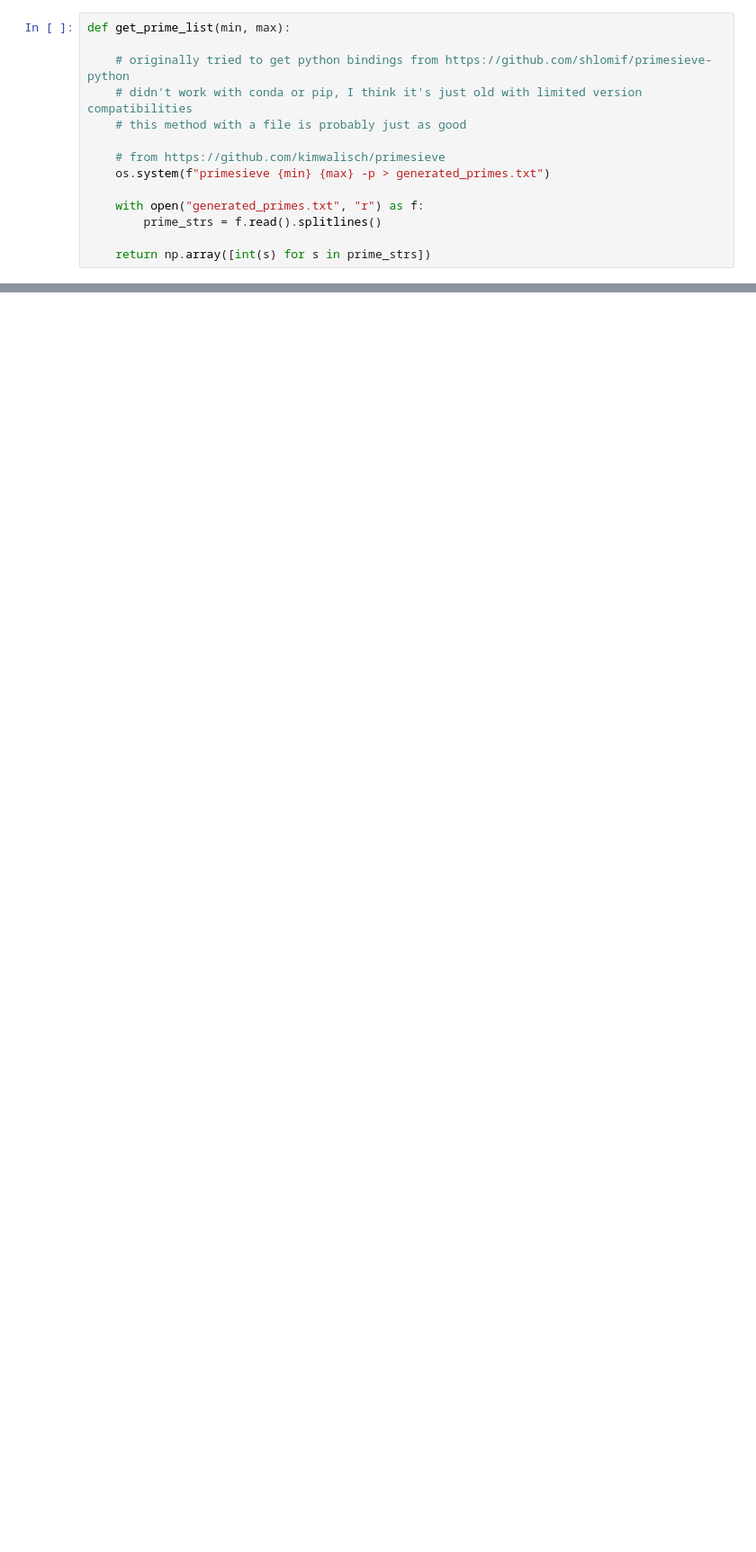
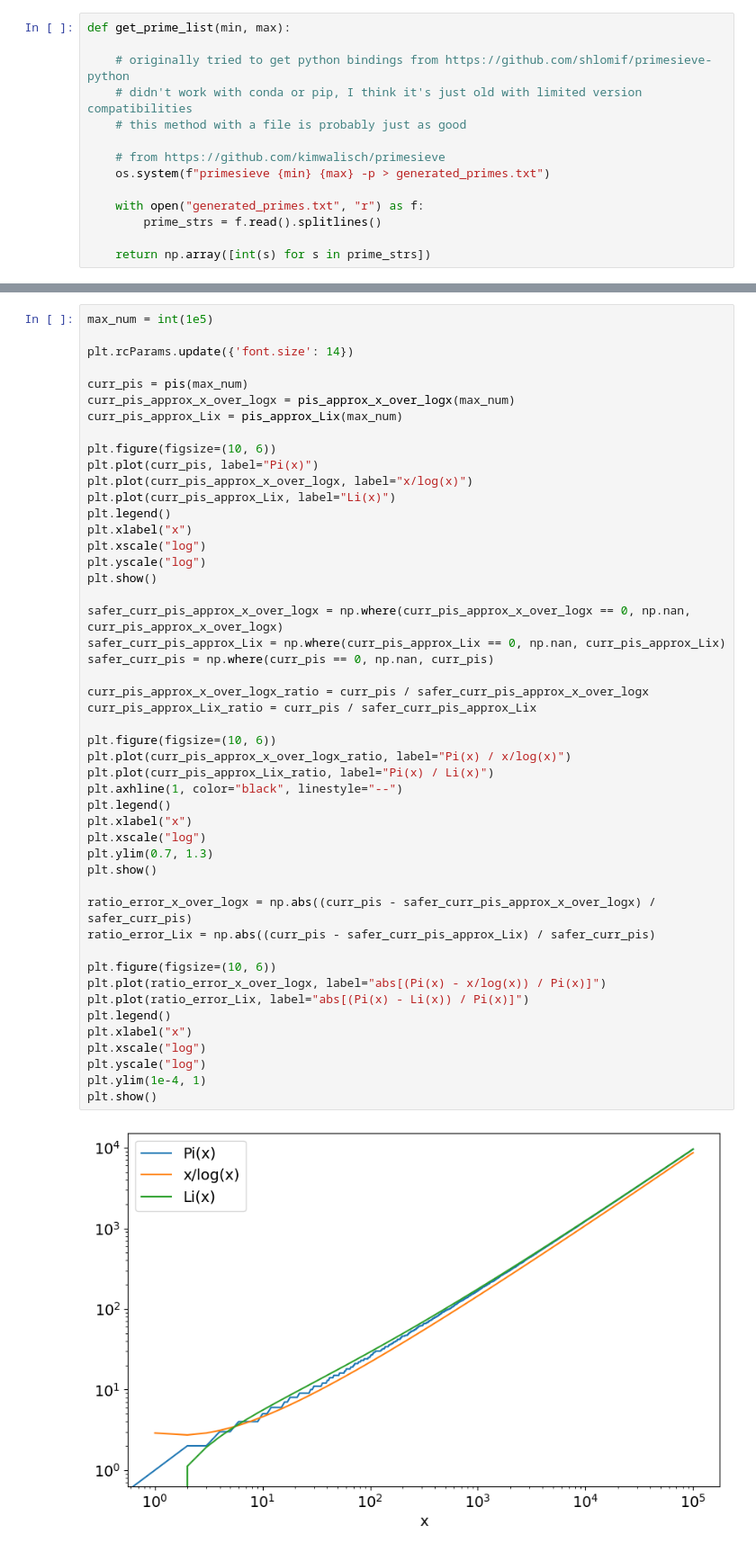
Before and after one commit to leehagaman/prime_guesser, a Jupyter notebook: prime_studies.ipynb, the cells around one changed output, grey strips where cells are left out. Shown: that part at 90% size. Saved outputs shown, nothing was run; the diff lists cells and outputs as text; blank space fills up the shorter version.

```diff
--- a/prime_studies.ipynb
+++ b/prime_studies.ipynb
@@ -63,3 +67,53 @@ def pi_approx_Lix(x):
 
 def pis_approx_Lix(x):
     return np.array([li(i, offset=True) for i in range(1, x+1)])
+# %%
+max_num = int(1e5)
+
+plt.rcParams.update({'font.size': 14})
+
+curr_pis = pis(max_num)
+curr_pis_approx_x_over_logx = pis_approx_x_over_logx(max_num)
+curr_pis_approx_Lix = pis_approx_Lix(max_num)
+
+plt.figure(figsize=(10, 6))
+plt.plot(curr_pis, label="Pi(x)")
+plt.plot(curr_pis_approx_x_over_logx, label="x/log(x)")
+plt.plot(curr_pis_approx_Lix, label="Li(x)")
+plt.legend()
+plt.xlabel("x")
+plt.xscale("log")
+plt.yscale("log")
+plt.show()
+
+safer_curr_pis_approx_x_over_logx = np.where(curr_pis_approx_x_over_logx == 0, np.nan, curr_pis_approx_x_over_logx)
+safer_curr_pis_approx_Lix = np.where(curr_pis_approx_Lix == 0, np.nan, curr_pis_approx_Lix)
+safer_curr_pis = np.where(curr_pis == 0, np.nan, curr_pis)
+
+curr_pis_approx_x_over_logx_ratio = curr_pis / safer_curr_pis_approx_x_over_logx
+curr_pis_approx_Lix_ratio = curr_pis / safer_curr_pis_approx_Lix
+
+plt.figure(figsize=(10, 6))
+plt.plot(curr_pis_approx_x_over_logx_ratio, label="Pi(x) / x/log(x)")
+plt.plot(curr_pis_approx_Lix_ratio, label="Pi(x) / Li(x)")
+plt.axhline(1, color="black", linestyle="--")
+plt.legend()
+plt.xlabel("x")
+plt.xscale("log")
+plt.ylim(0.7, 1.3)
+plt.show()
+
+ratio_error_x_over_logx = np.abs((curr_pis - safer_curr_pis_approx_x_over_logx) / safer_curr_pis)
+ratio_error_Lix = np.abs((curr_pis - safer_curr_pis_approx_Lix) / safer_curr_pis)
+
+plt.figure(figsize=(10, 6))
+plt.plot(ratio_error_x_over_logx, label="abs[(Pi(x) - x/log(x)) / Pi(x)]")
+plt.plot(ratio_error_Lix, label="abs[(Pi(x) - Li(x)) / Pi(x)]")
+plt.legend()
+plt.xlabel("x")
+plt.xscale("log")
+plt.yscale("log")
+plt.ylim(1e-4, 1)
+plt.show()
+# %% [output]
+[figure, added]
```
Also changed, not shown: parts of 16 cells of this notebook.
